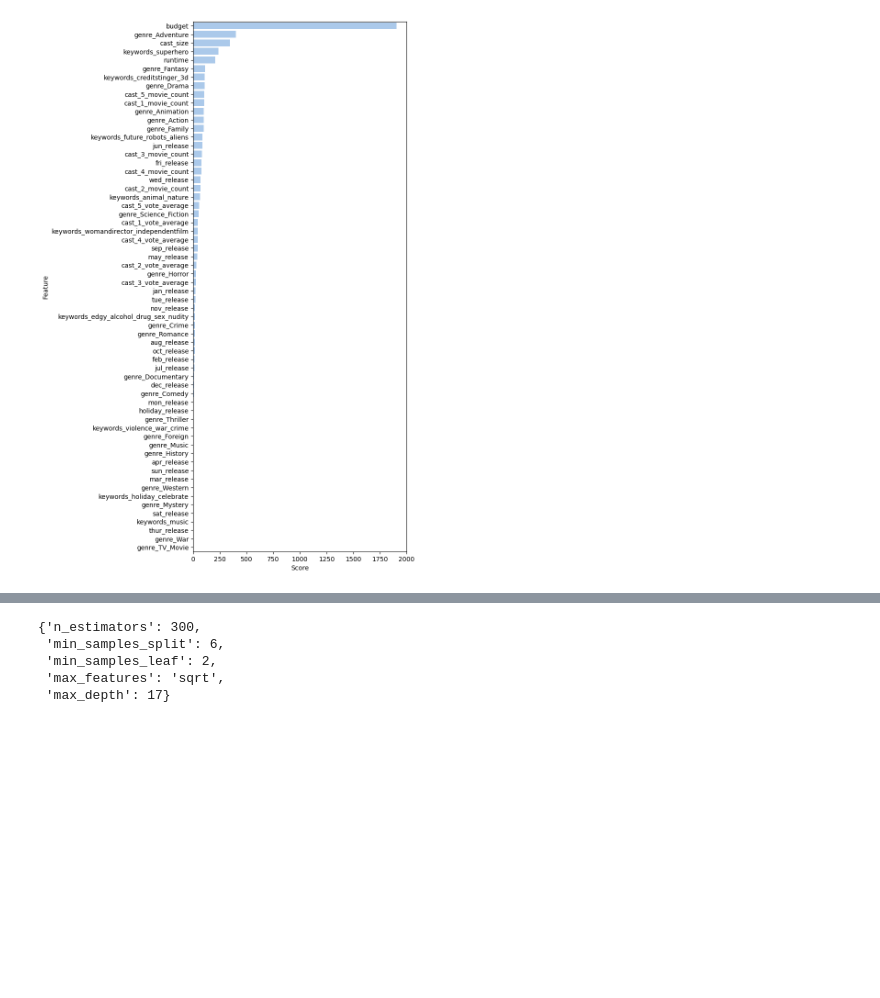
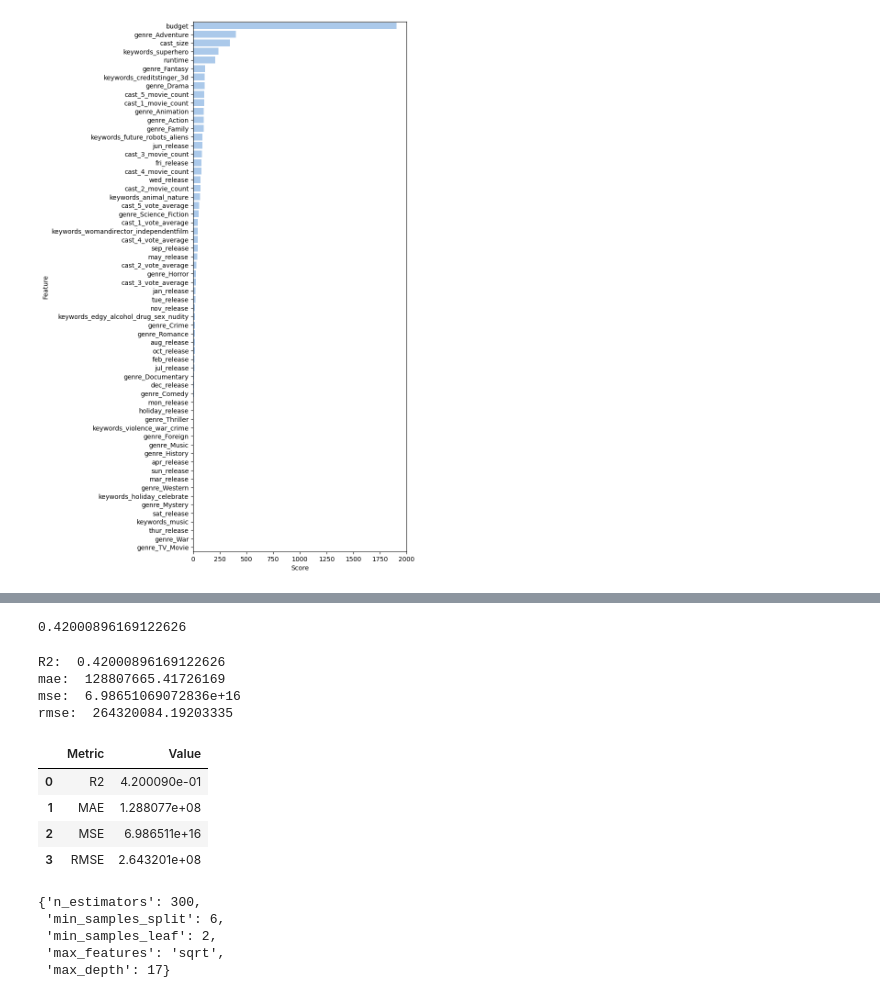
Before and after one commit to dcortese8/CSE6242-Project, a Jupyter notebook: modeling_and_analysis/Random Forest.ipynb, the cells around one changed output, grey strips where cells are left out. Saved outputs shown, nothing was run; the diff lists cells and outputs as text; code cells hidden in the pictures; blank space fills up the shorter version.

```diff
--- a/modeling_and_analysis/Random Forest.ipynb
+++ b/modeling_and_analysis/Random Forest.ipynb
@@ -14,5 +15,5 @@ from sklearn.model_selection import RandomizedSearchCV
 # %%
-df = pd.read_csv("C:\\Users\\hanna\\Documents\\GitHub\\CSE6242_Project\\data\\cleaned_movies_NEW.csv")
+df = pd.read_csv("C:\\Users\\hanna\\Documents\\GitHub\\CSE6242_Project\\CODE\\data\\cleaned_movies_NEW.csv")
 df = df.drop_duplicates()
 # %%
 df.columns
@@ -163,3 +170,35 @@ Fitting 5 folds for each of 50 candidates, totalling 250 fits
+# %%
+predictions = rf_random.predict(X_test)
+rf_random.score(X_test, y_test)
+# %% [output]
+0.42000896169122626
+# %%
+r2 = metrics.r2_score(y_test,predictions)
+mae = metrics.mean_absolute_error(y_test,predictions)
+mse = metrics.mean_squared_error(y_test,predictions)
+rmse = np.sqrt(mse)
+
+print('R2: ', str(r2))
+print('mae: ', str(mae))
+print('mse: ', str(mse))
+print('rmse: ', str(rmse))
+# %% [output]
+R2:  0.42000896169122626
+mae:  128807665.41726169
+mse:  6.98651069072836e+16
+rmse:  264320084.19203335
+# %%
+# score_table = pd.DataFrame(columns=['R2','MAE','MSE','RMSE'])
+score_table = [['R2',r2],['MAE',mae],['MSE',mse],['RMSE',rmse]]
+score_table = pd.DataFrame(score_table, columns=['Metric','Value'])
+score_table.to_csv("..\\modeling_and_analysis\\performance\\scores\\random_forest.csv", header=True, index=False)
+score_table
+# %% [output]
+|  | Metric | Value |
+| 0 | R2 | 4.200090e-01 |
+| 1 | MAE | 1.288077e+08 |
+| 2 | MSE | 6.986511e+16 |
+| 3 | RMSE | 2.643201e+08 |
 # %%
 rf_random.best_params_
 # %% [output]
```
Also changed, not shown: parts of 5 cells of this notebook, 33 other files.
